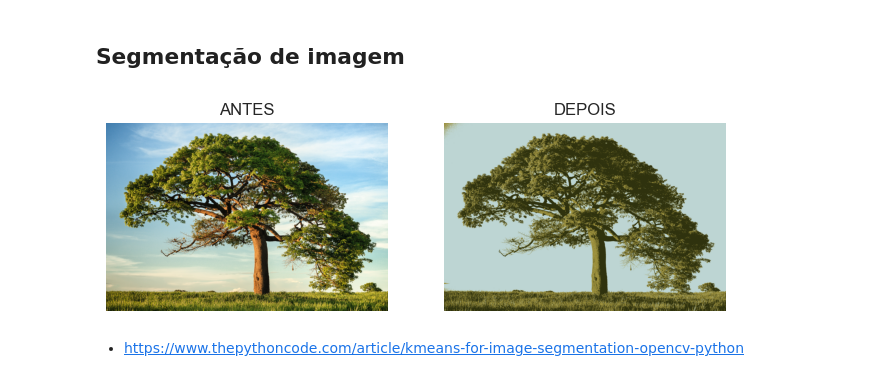
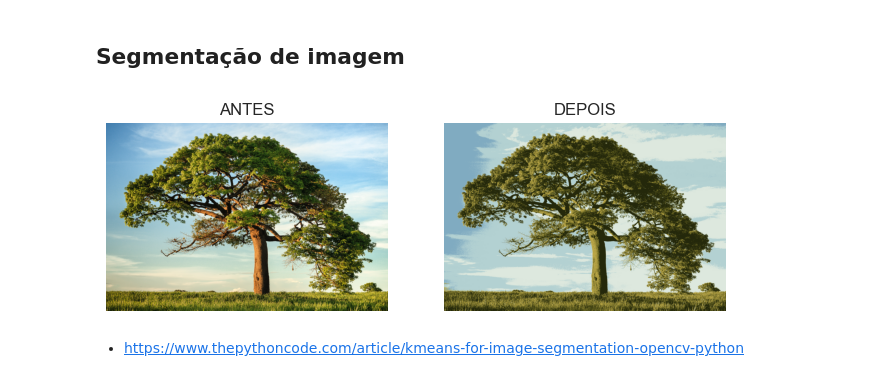
Before and after one commit to leandrocl2005/Curso-basico-de-Python-para-cientistas-de-dados, a Jupyter notebook: aulas/cd_aula_15.ipynb, the cells around one changed output. Saved outputs shown, nothing was run; the diff lists cells and outputs as text; code cells hidden in the pictures.

```diff
--- a/aulas/cd_aula_15.ipynb
+++ b/aulas/cd_aula_15.ipynb
@@ -518,42 +514,47 @@ mean_absolute_error(y_pred, y_test)
 # %% [markdown]
 ## Segmentação de imagem
 # %%
+# !pip install opencv-python
+
 # lendo a imagem BGR
 image = cv2.imread("../assets/tree.jpg")
 # convertendo para RGB
 image = cv2.cvtColor(image, cv2.COLOR_BGR2RGB)
 # transformando para 2D array de pixels e 3 core (RGB)
 pixel_values = image.reshape((-1, 3))
 # convertendo para float
 pixel_values = np.float32(pixel_values)
 # critério de paradas para o k-means
-criteria = (cv2.TERM_CRITERIA_EPS + cv2.TERM_CRITERIA_MAX_ITER, 100, 0.2)
+criteria = (
+    cv2.TERM_CRITERIA_EPS + cv2.TERM_CRITERIA_MAX_ITER,
+    100, 0.2)
 # numero de clusters
-k = 3
+k = 6
 # aplicando kmeans
-_, labels, (centers) = cv2.kmeans(pixel_values, k, None, criteria, 10, cv2.KMEANS_RANDOM_CENTERS)
+_, labels, (centers) = cv2.kmeans(
+    pixel_values, k, None, criteria, 10, cv2.KMEANS_RANDOM_CENTERS)
 # convert back to 8 bit values
 centers = np.uint8(centers)
 # flatten the labels array
 labels = labels.flatten()
 # convert all pixels to the color of the centroids
 segmented_image = centers[labels.flatten()]
 # reshape back to the original image dimension
 segmented_image = segmented_image.reshape(image.shape)
 # show the images
 plt.subplot(1,2,1)
 plt.imshow(image)
 plt.axis('off')
 plt.grid('off')
 plt.title("ANTES")
 plt.subplot(1,2,2)
 plt.imshow(segmented_image)
 plt.axis('off')
 plt.grid('off')
 plt.title("DEPOIS")
 plt.show()
 # %% [output]
-[figure, old version]
+[figure, new version]
 # %% [markdown]
 - https://www.thepythoncode.com/article/kmeans-for-image-segmentation-opencv-python
 # %% [markdown]
```
Also changed, not shown: parts of 7 cells of this notebook, 3 other files.
